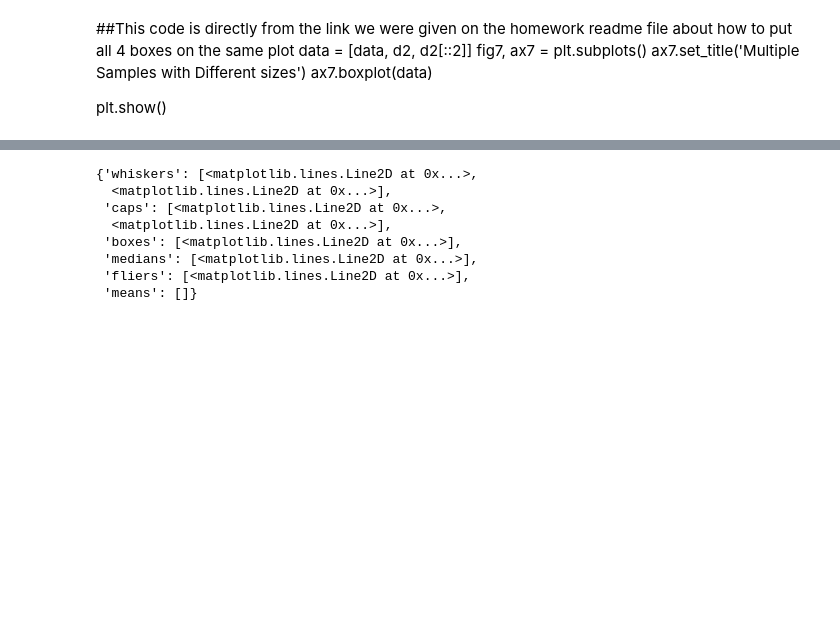
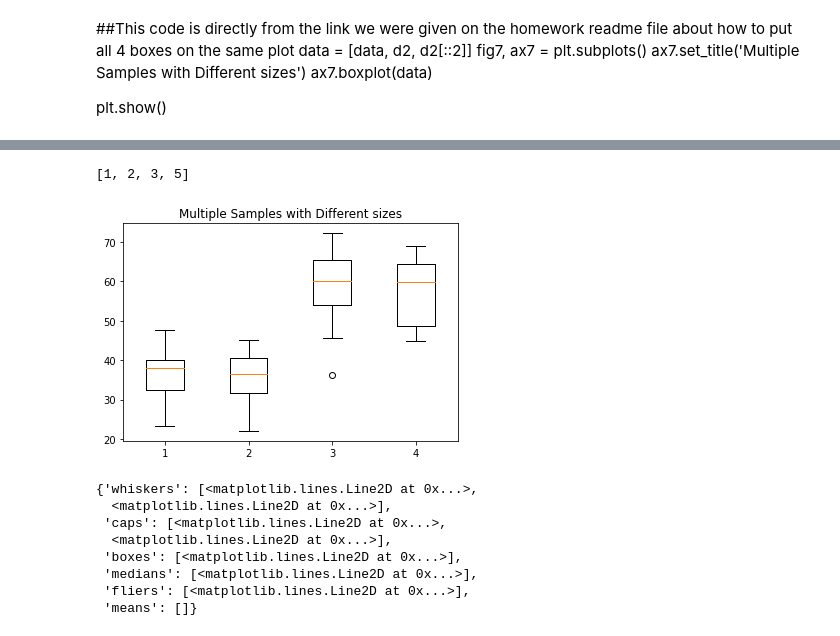
Before and after one commit to juliemcbaker/pymaceuticals, a Jupyter notebook: pymaceuticals_BAKER.ipynb, the cells around one changed output, grey strips where cells are left out. Saved outputs shown, nothing was run; the diff lists cells and outputs as text; code cells hidden in the pictures; blank space fills up the shorter version.

```diff
--- a/pymaceuticals_BAKER.ipynb
+++ b/pymaceuticals_BAKER.ipynb
@@ -788,16 +786,16 @@ The lowest value is 45.0 & the highest value is 68.92318457.
 # Generate a box plot of the final tumor volume of each mouse across four regimens of interest
 # %%
 # Capomulin tumor values
-capo_tumors = [capo_sorted_df['Tumor Volume (mm3)']]
+capo_tumors = capo_sorted_df['Tumor Volume (mm3)']
 # %%
 # Ramicane tumor values
-rami_tumors = [rami_sorted_df['Tumor Volume (mm3)']]
+rami_tumors = rami_sorted_df['Tumor Volume (mm3)']
 # %%
 # Infubinol tumor values
-infu_tumors = [infu_sorted_df['Tumor Volume (mm3)']]
+infu_tumors = infu_sorted_df['Tumor Volume (mm3)']
 # %%
 # Ceftamin tumor values
-ceft_tumors = [ceft_sorted_df['Tumor Volume (mm3)']]
+ceft_tumors = ceft_sorted_df['Tumor Volume (mm3)']
 # %%
 # box plot
 # %%
@@ -826,3 +908,19 @@ plt.show()
+# %%
+list_a
+# %% [output]
+[1, 2, 3, 5]
+# %%
+## This is me translating my data into the same exact code --
+# I get ValueError: X must have 2 or fewer dimensions
+data97 = [np.array(capo_tumors), np.array(rami_tumors), np.array(infu_tumors), np.array(ceft_tumors)]
+#data97 = [list_a, list_b, list_c]
+fig7, ax7 = plt.subplots()
+ax7.set_title('Multiple Samples with Different sizes')
+ax7.boxplot(data97)
+
+plt.show()
+# %% [output]
+[figure, added]
 # %%
 fig1, ax1 = plt.subplots()
 ax1.set_title('Final Tumor Volumes (mm3) Capomulin')
```
Also changed, not shown: parts of 16 cells of this notebook, 1 other file.
